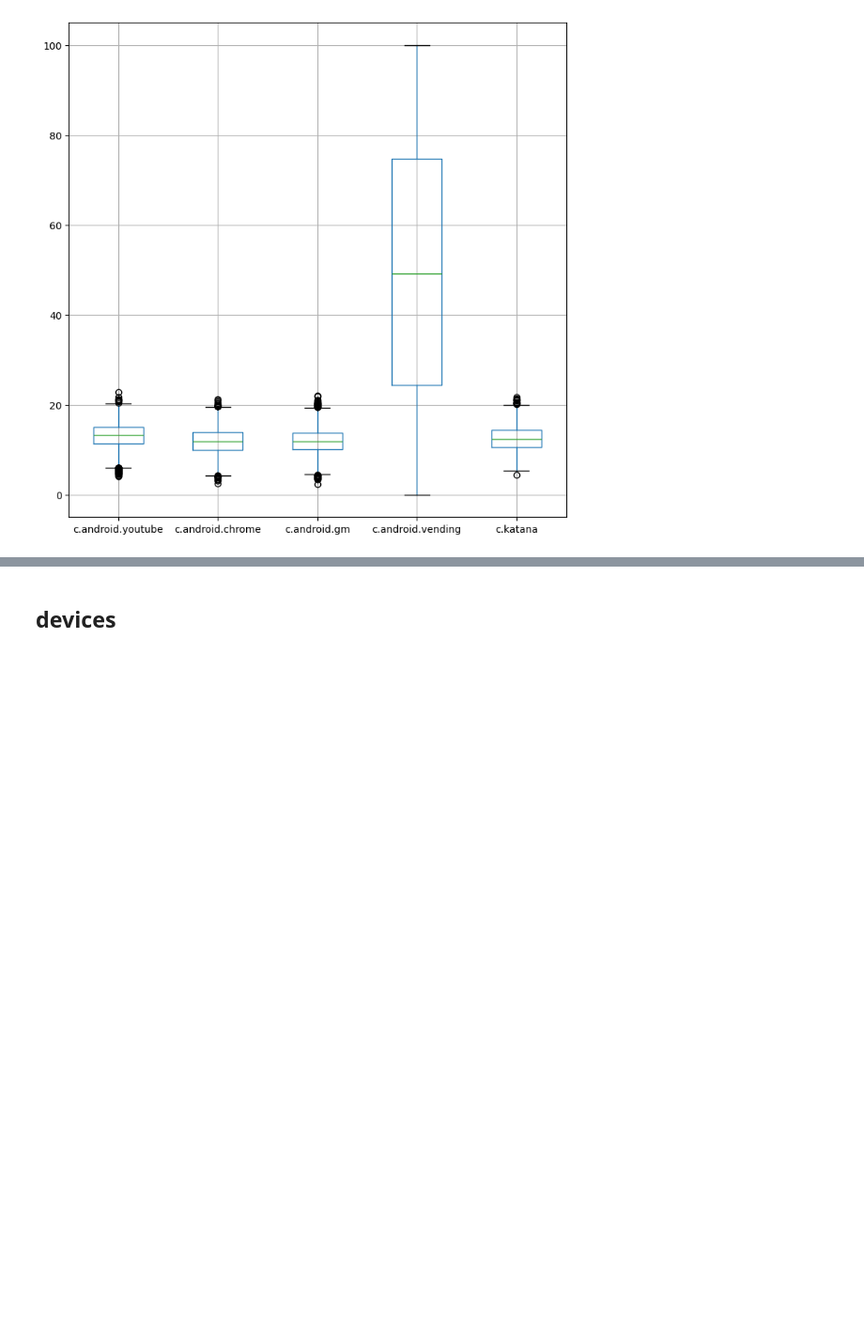
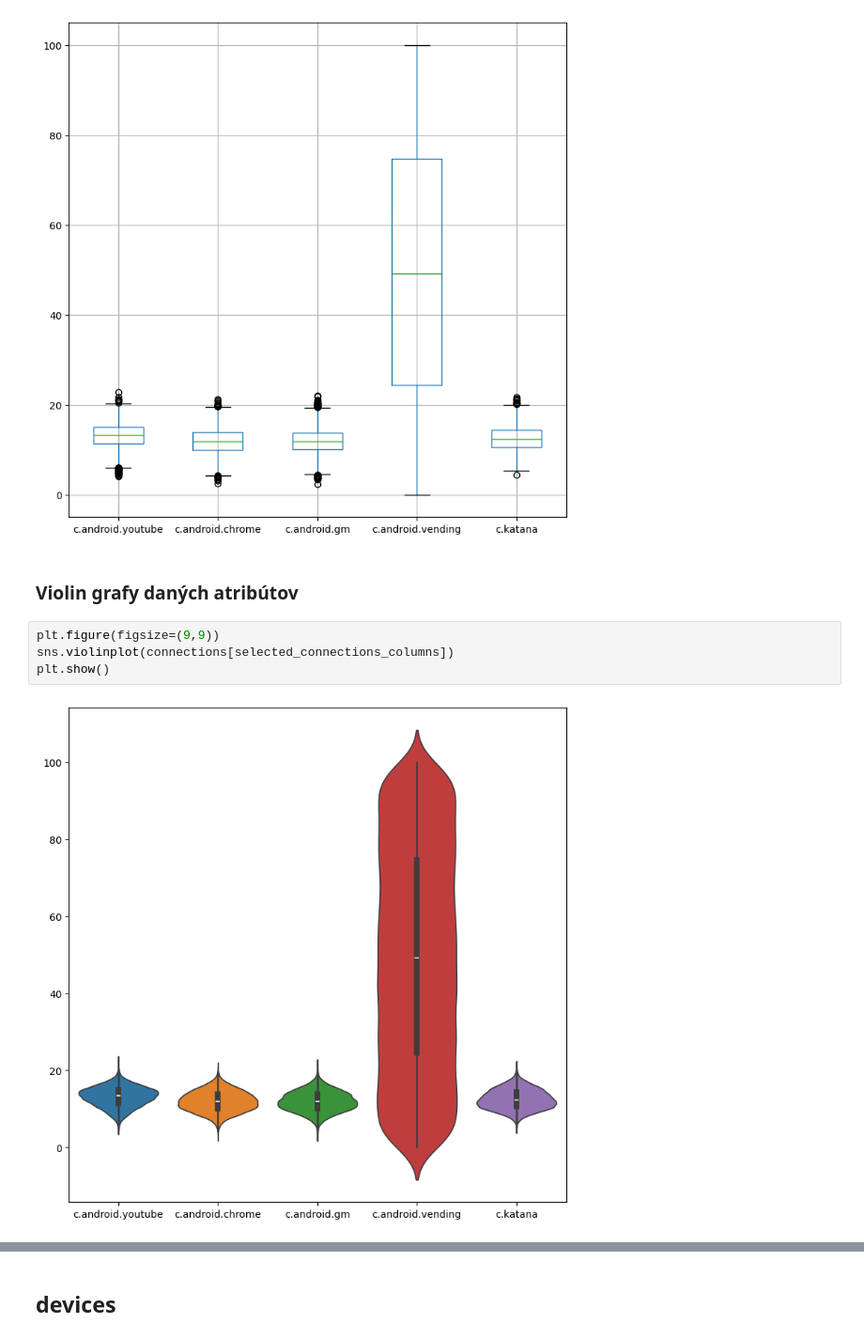
Before and after one commit to tomcer11/IAU, a Jupyter notebook: assignment.ipynb, the cells around one changed output, grey strips where cells are left out. Shown at 94% size. Drawn from its saved outputs; the diff is of its cells as text; blank space fills up the shorter version.

```diff
--- a/assignment.ipynb
+++ b/assignment.ipynb
@@ -398,3 +398,11 @@ connections[selected_connections_columns].boxplot()
 plt.show()
 # %% [output]
 [figure]
+# %% [markdown]
+### Violin grafy daných atribútov
+# %%
+plt.figure(figsize=(9,9))
+sns.violinplot(connections[selected_connections_columns])
+plt.show()
+# %% [output]
+[figure, added]
```
Also changed, not shown: parts of 39 cells of this notebook.
